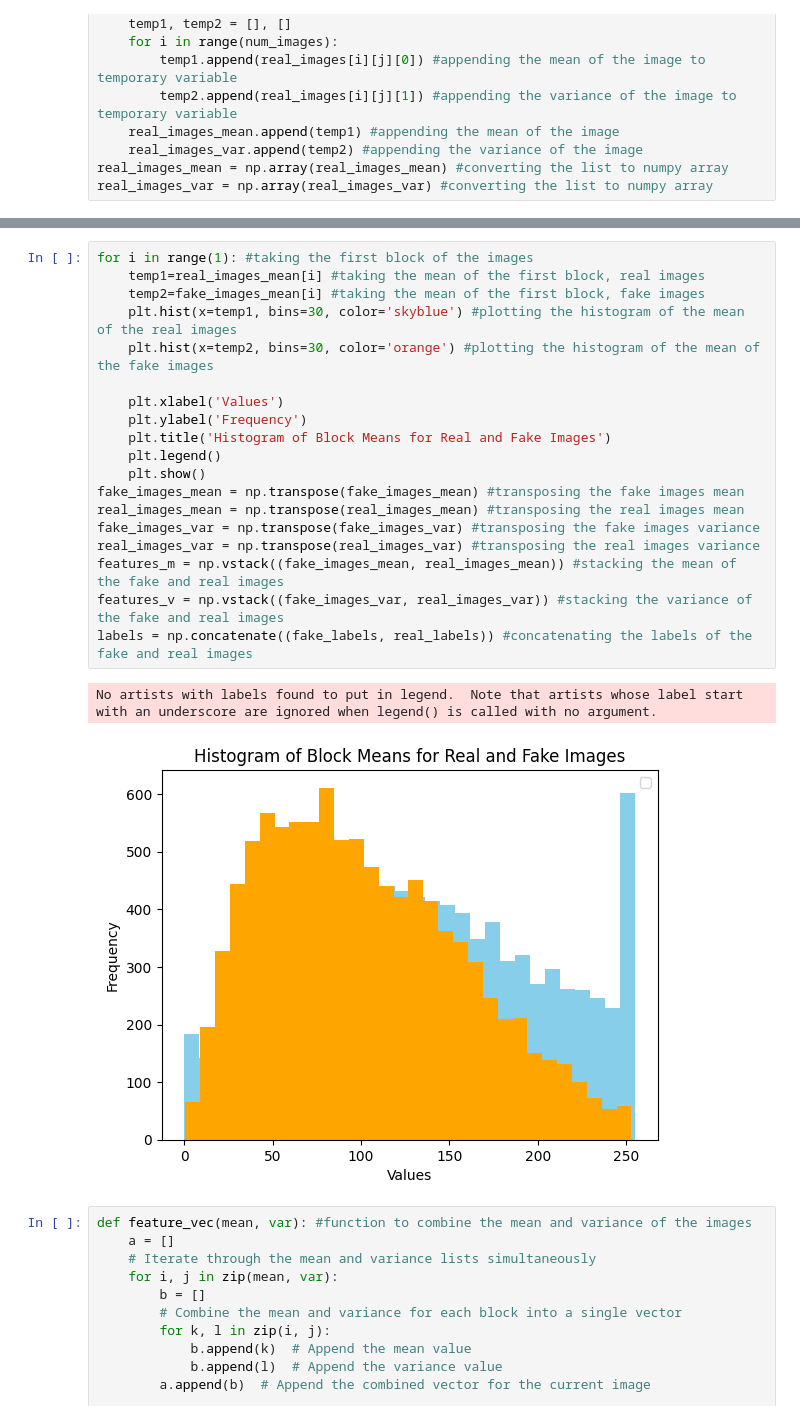
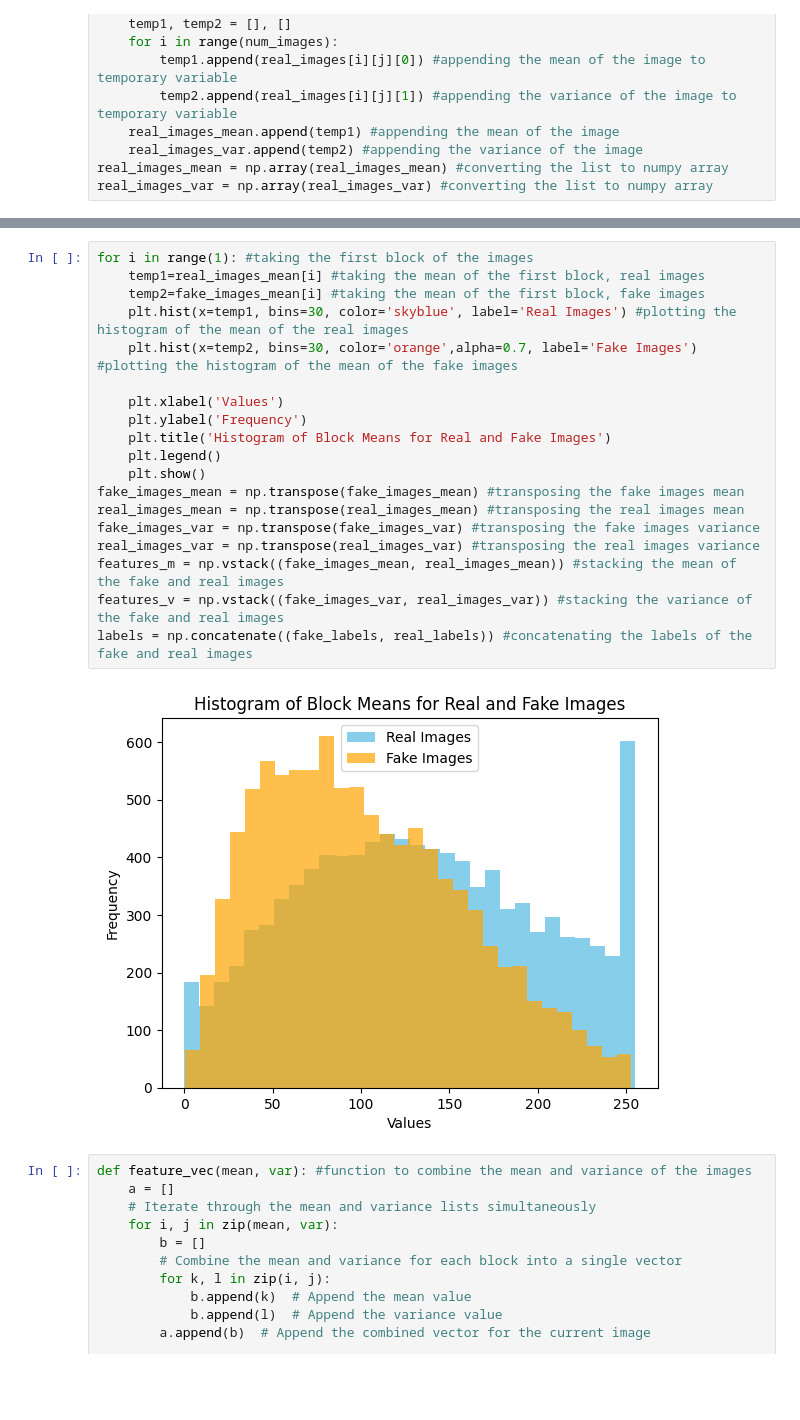
Before and after one commit to Soumish2004/ML-assignment, a Jupyter notebook: Lab 3/Lab3.ipynb, the cells around one changed output, grey strips where cells are left out. Cells and saved outputs as stored; diff of their text form; blank space fills up the shorter version.

```diff
--- a/Lab 3/Lab3.ipynb
+++ b/Lab 3/Lab3.ipynb
@@ -113,25 +113,24 @@ Std of 64th block of fake images => 45.39779556261472
 # %%
 for i in range(1): #taking the first block of the images
     temp1=real_images_mean[i] #taking the mean of the first block, real images
     temp2=fake_images_mean[i] #taking the mean of the first block, fake images
-    plt.hist(x=temp1, bins=30, color='skyblue') #plotting the histogram of the mean of the real images
-    plt.hist(x=temp2, bins=30, color='orange') #plotting the histogram of the mean of the fake images
+    plt.hist(x=temp1, bins=30, color='skyblue', label='Real Images') #plotting the histogram of the mean of the real images
+    plt.hist(x=temp2, bins=30, color='orange',alpha=0.7, label='Fake Images') #plotting the histogram of the mean of the fake images
 
     plt.xlabel('Values')
     plt.ylabel('Frequency')
     plt.title('Histogram of Block Means for Real and Fake Images')
     plt.legend()
     plt.show()
 fake_images_mean = np.transpose(fake_images_mean) #transposing the fake images mean
 real_images_mean = np.transpose(real_images_mean) #transposing the real images mean
 fake_images_var = np.transpose(fake_images_var) #transposing the fake images variance
 real_images_var = np.transpose(real_images_var) #transposing the real images variance
 features_m = np.vstack((fake_images_mean, real_images_mean)) #stacking the mean of the fake and real images
 features_v = np.vstack((fake_images_var, real_images_var)) #stacking the variance of the fake and real images
 labels = np.concatenate((fake_labels, real_labels)) #concatenating the labels of the fake and real images
 # %% [output]
-No artists with labels found to put in legend.  Note that artists whose label start with an underscore are ignored when legend() is called with no argument.
-[figure, old version]
+[figure, new version]
 # %%
 def feature_vec(mean, var): #function to combine the mean and variance of the images
     a = []
```
